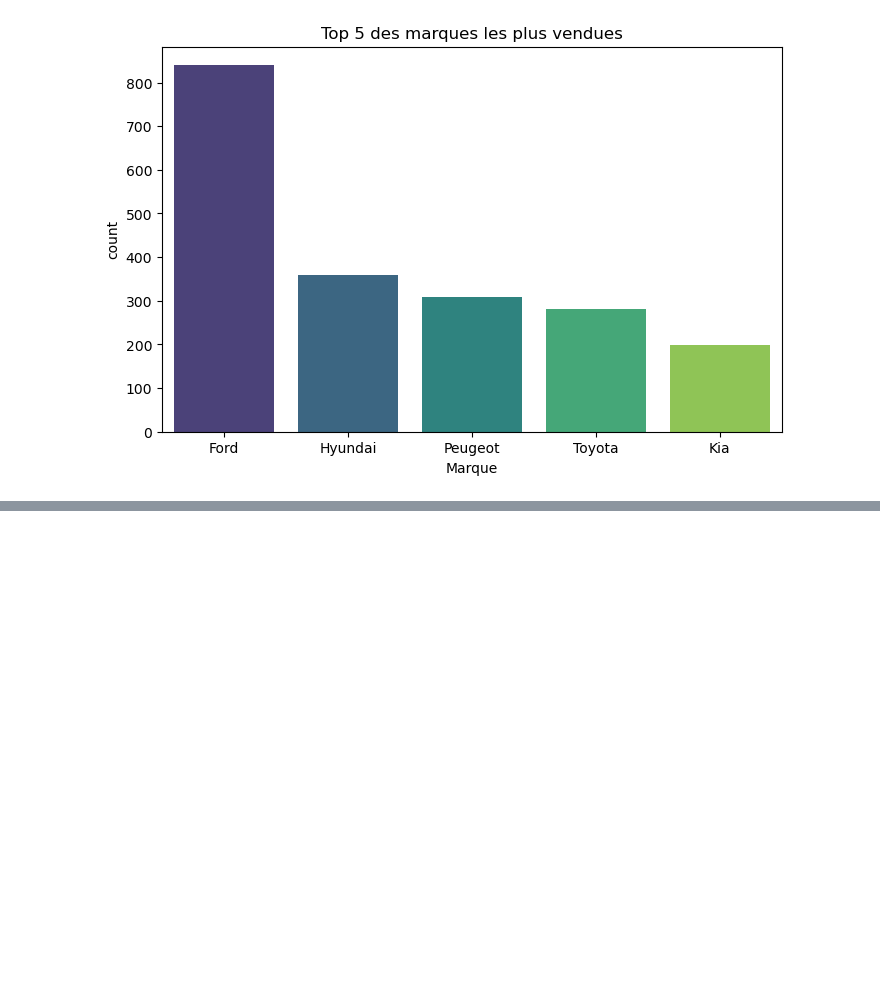
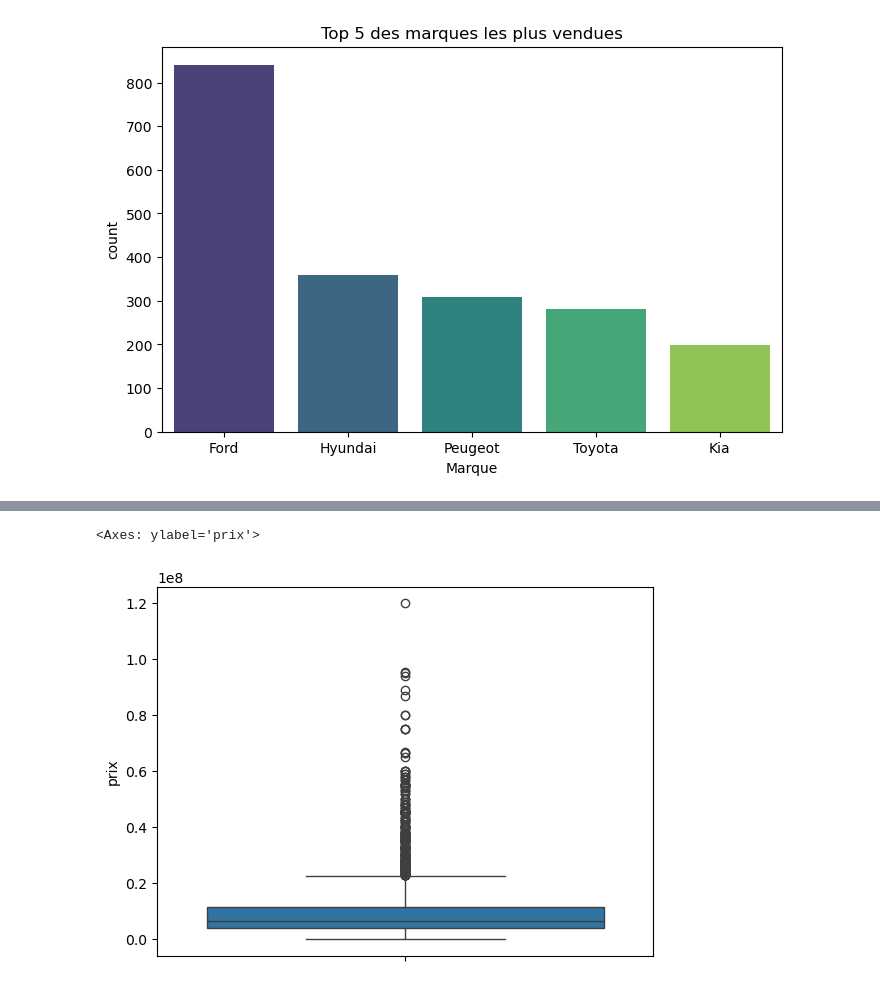
Before and after one commit to NoForcing/DC_Final_Project, a Jupyter notebook: visualization.ipynb, the cells around one changed output, grey strips where cells are left out. Cells and saved outputs as stored; diff of their text form; code cells hidden in the pictures; blank space fills up the shorter version.

```diff
--- a/visualization.ipynb
+++ b/visualization.ipynb
@@ -127,0 +169,5 @@ Text(0.5, 0, 'Marque')
+# %%
+sns.boxplot(df["prix"])
+# %% [output]
+<Axes: ylabel='prix'>
+[figure, added]
```
Also changed, not shown: parts of 10 cells of this notebook, 1 other file.
